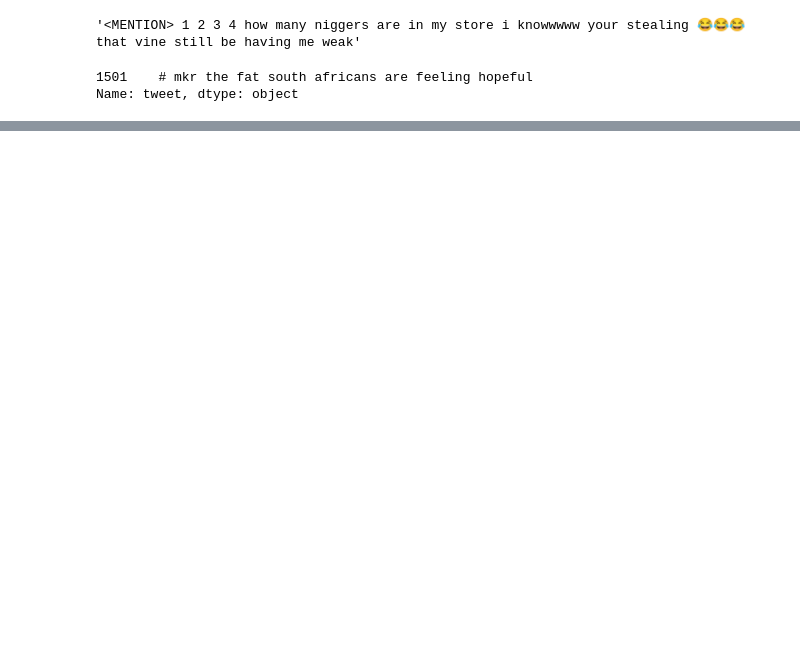
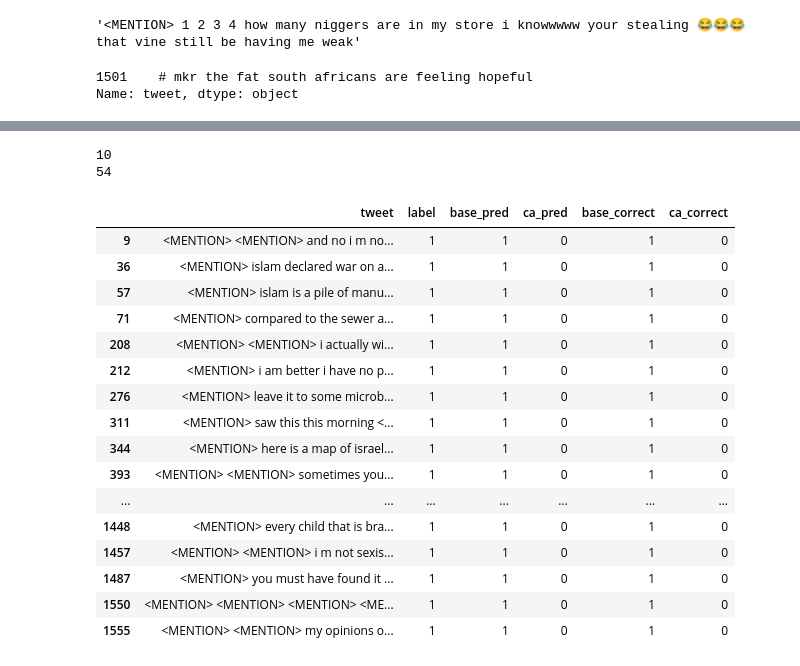
Before and after one commit to qinlans/11-830-Final-Project, a Jupyter notebook: jupyter_notebooks/top-features_error-analysis.ipynb, the cells around one changed output, grey strips where cells are left out. Cells and saved outputs as stored; diff of their text form; code cells hidden in the pictures; blank space fills up the shorter version.

Commit message:
Added cross-domain baseline error analysis

```diff
--- a/jupyter_notebooks/top-features_error-analysis.ipynb
+++ b/jupyter_notebooks/top-features_error-analysis.ipynb
@@ -173,0 +193,12 @@ Name: tweet, dtype: object
+# %%
+# d_test['pred'] = d_pred
+# d_test = d_test[['tweet', 'label', 'pred']].copy()
+# d_test.loc[:, 'label'] = [1 if l == 'hate_speech' else 0 for l in d_test['label']]
+# d_test['correct'] = [*map(int, d_test['label'] == d_test['pred'])]
+
+z_test['base_pred'] = base_pred
+z_test['ca_pred'] = ca_pred
+z_test = z_test[['tweet', 'label', 'base_pred', 'ca_pred']].copy()
+z_test.loc[:, 'label'] = [0 if l == 'none' else 1 for l in z_test['label']]
+z_test['base_correct'] = [*map(int, z_test['label'] == z_test['base_pred'])]
+z_test['ca_correct'] = [*map(int, z_test['label'] == z_test['ca_pred'])]
@@ -173,0 +229,12 @@ Name: tweet, dtype: object
+# %%
+def get_error_samples(df):
+    """Return two df's that are fp and fn."""
+    fp_msk = (df['label'] == 0) & (df['base_pred']==0) & (df['ca_pred'] == 1)
+    fp_ex = df[fp_msk].copy()
+
+    fn_msk = (df['label'] == 1) & (df['base_pred'] == 1) & (df['ca_pred'] == 0)
+    fn_ex = df[fn_msk].copy()
+
+    return fp_ex, fn_ex
+# %%
+z_fp, z_fn = get_error_samples(z_test)
@@ -173,0 +247,28 @@ Name: tweet, dtype: object
+# %%
+print(len(z_fp))
+print(len(z_fn))
+# %% [output]
+10
+54
+# %%
+pd.set_option('display.max_colwidth', -1)
+# %%
+z_fn
+# %% [output]
+|  | tweet | label | base_pred | ca_pred | base_correct | ca_correct |
+| 9 | <MENTION> <MENTION> and no i m no... | 1 | 1 | 0 | 1 | 0 |
+| 36 | <MENTION> islam declared war on a... | 1 | 1 | 0 | 1 | 0 |
+| 57 | <MENTION> islam is a pile of manu... | 1 | 1 | 0 | 1 | 0 |
+| 71 | <MENTION> compared to the sewer a... | 1 | 1 | 0 | 1 | 0 |
+| 208 | <MENTION> <MENTION> i actually wi... | 1 | 1 | 0 | 1 | 0 |
+| 212 | <MENTION> i am better i have no p... | 1 | 1 | 0 | 1 | 0 |
+| 276 | <MENTION> leave it to some microb... | 1 | 1 | 0 | 1 | 0 |
+| 311 | <MENTION> saw this this morning <... | 1 | 1 | 0 | 1 | 0 |
+| 344 | <MENTION> here is a map of israel... | 1 | 1 | 0 | 1 | 0 |
+| 393 | <MENTION> <MENTION> sometimes you... | 1 | 1 | 0 | 1 | 0 |
+| ... | ... | ... | ... | ... | ... | ... |
+| 1448 | <MENTION> every child that is bra... | 1 | 1 | 0 | 1 | 0 |
+| 1457 | <MENTION> <MENTION> i m not sexis... | 1 | 1 | 0 | 1 | 0 |
+| 1487 | <MENTION> you must have found it ... | 1 | 1 | 0 | 1 | 0 |
+| 1550 | <MENTION> <MENTION> <MENTION> <ME... | 1 | 1 | 0 | 1 | 0 |
+| 1555 | <MENTION> <MENTION> my opinions o... | 1 | 1 | 0 | 1 | 0 |
```
Also changed, not shown: parts of 26 cells of this notebook.
